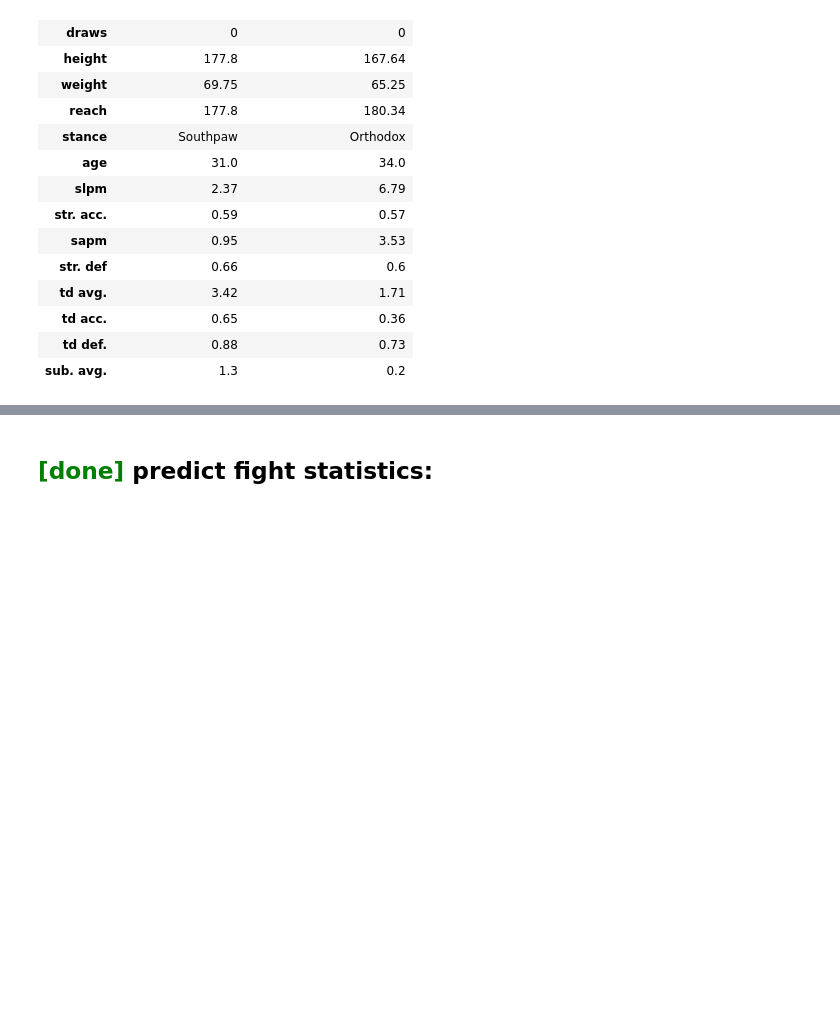
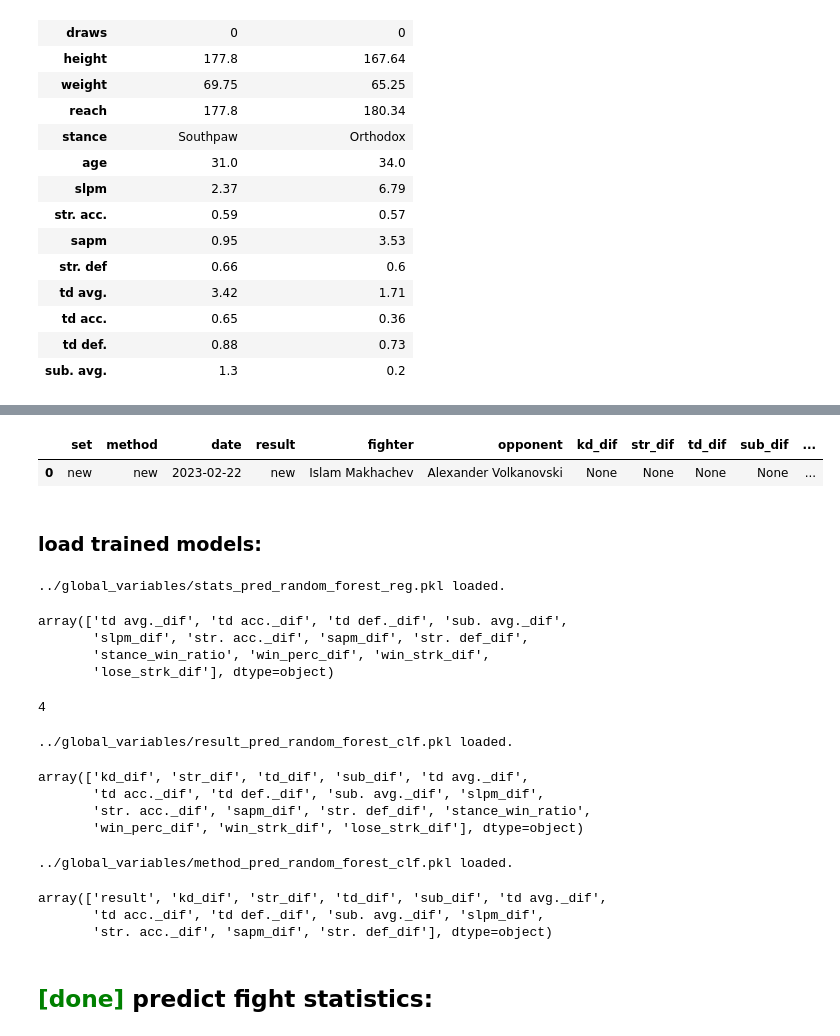
Before and after one commit to sagi778/ufc_fights_Predictor, a Jupyter notebook: notebooks/predictor.ipynb, the cells around one changed output, grey strips where cells are left out. Saved outputs shown, nothing was run; the diff lists cells and outputs as text; code cells hidden in the pictures; blank space fills up the shorter version.

```diff
--- a/notebooks/predictor.ipynb
+++ b/notebooks/predictor.ipynb
@@ -55,3 +70,43 @@ get_fighters_stats(fighter=fighter, opponent=opponent, data=stats)
+# %%
+match = set_new_fight(fighter=fighter, opponent=opponent, data=df)
+match
+# %% [output]
+|  | set | method | date | result | fighter | opponent | kd_dif | str_dif | td_dif | sub_dif | ... |
+| 0 | new | new | 2023-02-22 | new | Islam Makhachev | Alexander Volkanovski | None | None | None | None | ... |
+# %% [markdown]
+### load trained models:
+# %%
+stat_pred_reg = load_trained_model(filename_path='../global_variables/stats_pred_random_forest_reg.pkl')
+stat_pred_reg.feature_importances_
+stat_pred_reg.feature_names_in_
+# %% [output]
+../global_variables/stats_pred_random_forest_reg.pkl loaded.
+array(['td avg._dif', 'td acc._dif', 'td def._dif', 'sub. avg._dif',
+       'slpm_dif', 'str. acc._dif', 'sapm_dif', 'str. def_dif',
+       'stance_win_ratio', 'win_perc_dif', 'win_strk_dif',
+       'lose_strk_dif'], dtype=object)
+# %%
+stat_pred_reg.predict(match[stat_pred_reg.feature_names_in_])
+stat_pred_reg.
+# %% [output]
+4
+# %%
+result_pred_clf = load_trained_model(filename_path='../global_variables/result_pred_random_forest_clf.pkl')
+result_pred_clf.feature_names_in_
+# %% [output]
+../global_variables/result_pred_random_forest_clf.pkl loaded.
+array(['kd_dif', 'str_dif', 'td_dif', 'sub_dif', 'td avg._dif',
+       'td acc._dif', 'td def._dif', 'sub. avg._dif', 'slpm_dif',
+       'str. acc._dif', 'sapm_dif', 'str. def_dif', 'stance_win_ratio',
+       'win_perc_dif', 'win_strk_dif', 'lose_strk_dif'], dtype=object)
+# %%
+method_pred_clf = load_trained_model(filename_path='../global_variables/method_pred_random_forest_clf.pkl')
+method_pred_clf.feature_names_in_
+# %% [output]
+../global_variables/method_pred_random_forest_clf.pkl loaded.
+array(['result', 'kd_dif', 'str_dif', 'td_dif', 'sub_dif', 'td avg._dif',
+       'td acc._dif', 'td def._dif', 'sub. avg._dif', 'slpm_dif',
+       'str. acc._dif', 'sapm_dif', 'str. def_dif'], dtype=object)
 # %% [markdown]
 ## <span style='color:green'> [done] </span> predict fight statistics:
 # %%
```
Also changed, not shown: parts of 37 cells of this notebook.
